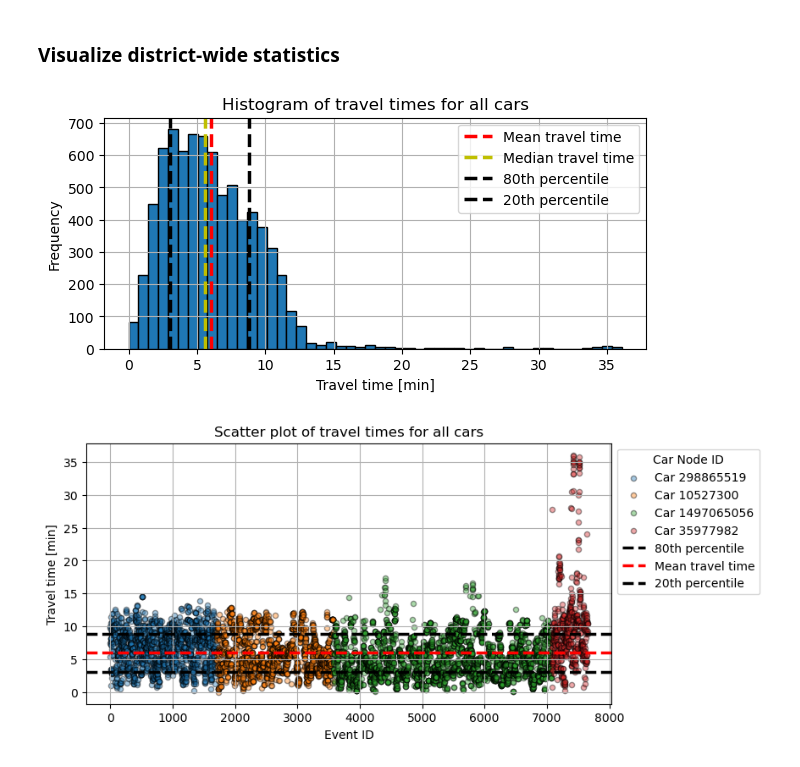
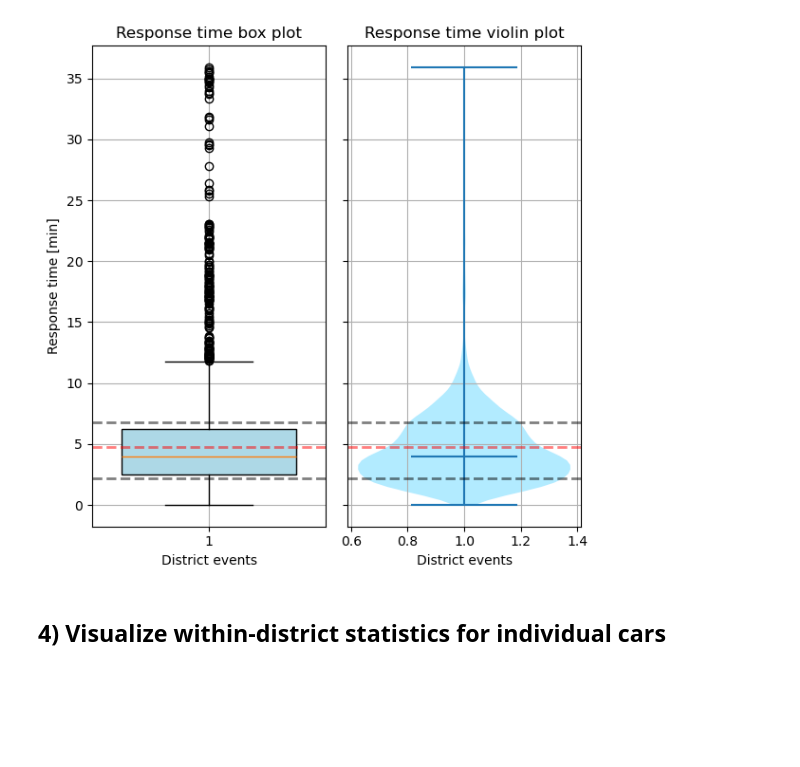
Before and after one commit to torhaa1/Response_Time_Minimization, a Jupyter notebook: main_analysis/43_district_statistics.ipynb, the cells around one changed output. Saved outputs shown, nothing was run; the diff lists cells and outputs as text; code cells hidden in the pictures; blank space fills up the shorter version.

```diff
--- a/main_analysis/43_district_statistics.ipynb
+++ b/main_analysis/43_district_statistics.ipynb
@@ -42,0 +83,10 @@ within_district_stats
+# %%
+# compute district-wide stats for all districts
+district_wide_stats_dict = {}
+for district, df in car_to_events_dict.items():
+    district_wide_stats_dict[district] = utilityModule.compute_district_stats(df)
+
+# compute within-district stats for all districts
+within_district_stats_dict = {}
+for district, df in car_to_events_dict.items():
+    within_district_stats_dict[district] = utilityModule.compute_within_district_stats(df, car_capacity_dict[district])
@@ -43,12 +157,7 @@ within_district_stats
+# %%
+# Boxplot and violin plot - single district
+utilityModule.plot_travel_time_box_violin_district(car_to_events_dict['Oslo'], district_wide_stats_dict['Oslo'], figsize=(6,6))
+# %% [output]
+[figure, added]
 # %% [markdown]
-### Visualize district-wide statistics
+## 4) Visualize within-district statistics for individual cars
-# %%
-# Histogram
-utilityModule.plot_travel_time_histogram_district(car_to_events_df, district_stats, figsize=(7, 3))
-# %% [output]
-[figure, removed]
-# %%
-# Scatterplot
-utilityModule.plot_travel_time_scatterplot_district(car_to_events_df, district_stats, figsize=(8, 4))
-# %% [output]
-[figure, removed]
```
Also changed, not shown: parts of 23 cells of this notebook, 1 other file.
